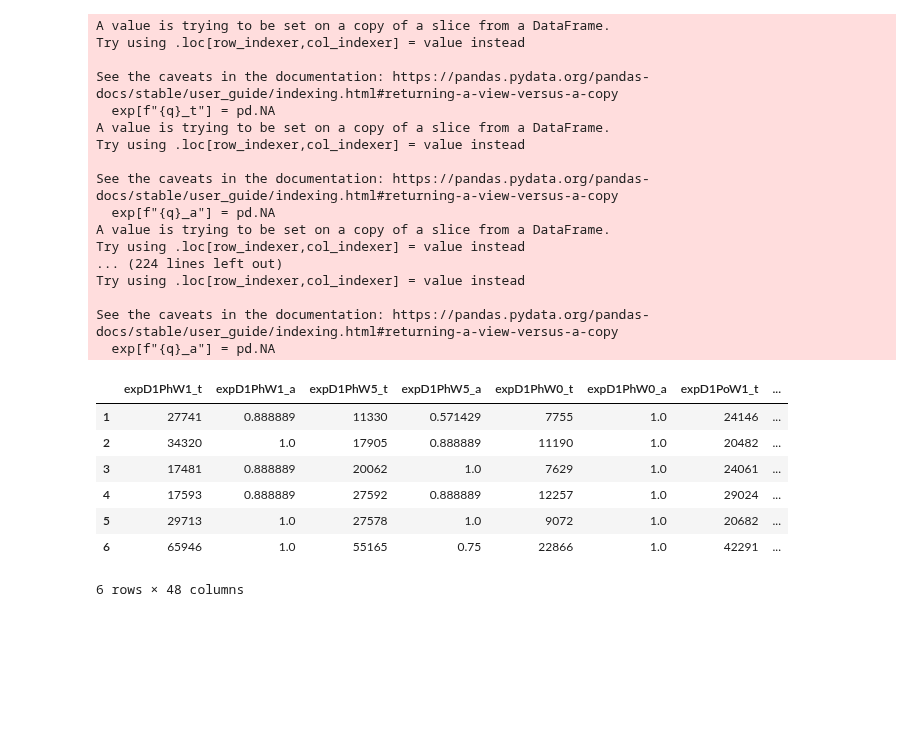
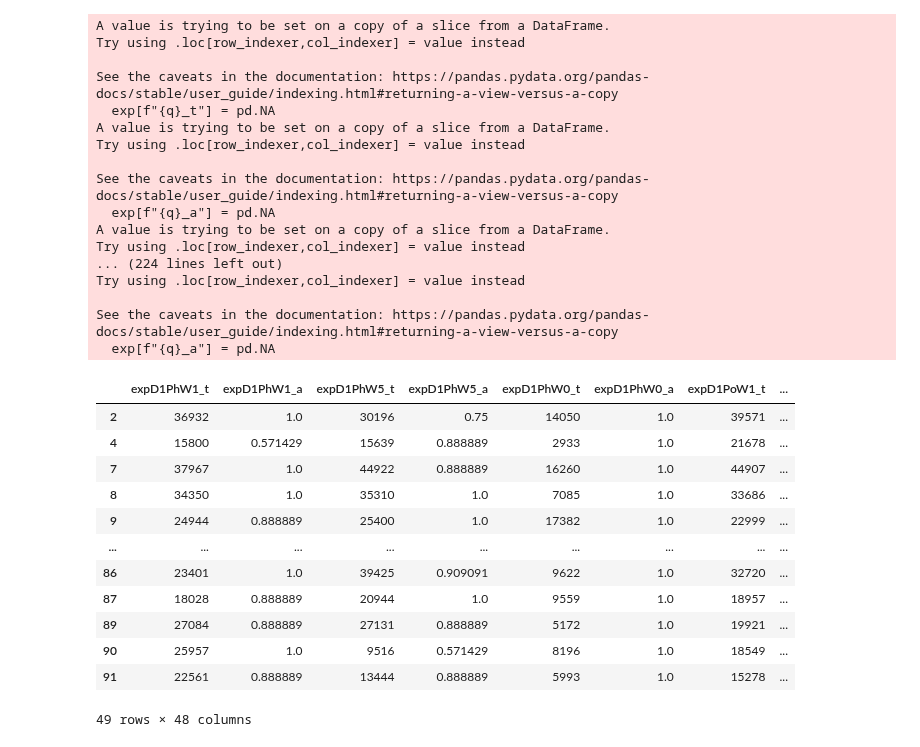
Before and after one commit to npiccolotto/undrground-tubes, a Jupyter notebook: eval/analysis.ipynb, the cells around one changed output. Cells and saved outputs as stored; diff of their text form; code cells hidden in the pictures; blank space fills up the shorter version.

```diff
--- a/eval/analysis.ipynb
+++ b/eval/analysis.ipynb
@@ -14,13 +14,13 @@ from itertools import pairwise, combinations,product
 # %%
 def precision(answer, targets):
     retrieved_relevant = set(answer).intersection(set(targets))
-    return len(retrieved_relevant) / len(answer)
+    return len(retrieved_relevant) / len(answer) if len(answer) > 0 else 0
 
 
 def recall(answer, targets):
     relevant = set(targets)
     retrieved_relevant = set(answer).intersection(relevant)
-    return len(retrieved_relevant) / len(relevant)
+    return len(retrieved_relevant) / len(relevant) if len(relevant) > 0 else 0
 
 
 def f1score(answer, targets):
@@ -29,6 +29,12 @@ def f1score(answer, targets):
     overlap = set(answer).intersection(set(targets))
     return 2 * (r * p) / (r + p) if len(overlap) > 0 else 0
 
+def parse_timed_answer(timed_response):
+    answer, time = timed_response.split(';')
+    response = [int(i) for i in answer.split(',')]  if len(answer) > 0 else []
+    time = int(time)
+    return response, time
 
 f1score([1, 2, 3], [4, 5, 6])
+parse_timed_answer(';424')
 # %% [output]
@@ -36,6 +42,6 @@ f1score([1, 2, 3], [4, 5, 6])
 # %%
-df = pd.read_csv('./pilot.csv')
-pd.set_option('display.max_rows', 500)
+df = pd.read_csv('./survey.csv')
+pd.set_option('display.max_rows', 10)
 df[df.columns[:15]]
 # %% [output]
 |  | id | submitdate | lastpage | startlanguage | seed | startdate | datestamp | consent | abort | ... |
@@ -50,17 +61,23 @@ df[df.columns[:15]]
 from functools import partial
 
 # exclude data
+print(f'# All responses: {len(df)}')
 
 # only complete responses (they have a submit date)
 df = df[pd.notna(df["submitdate"])]
+print(f'# Complete responses: {len(df)}')
 # only consent - no technical reasons why they would still be here but you never know
 df = df[df["consent"] == "Yes"]
+print(f'# Consentful responses: {len(df)}')
 # no dyslexia
 df = df[df["dyslexia"] == "No"]
 # no vision or color impairment
 df = df[(df["vision"] == "Yes") & (df["color"] == "No")]
+print(f'# Screened responses: {len(df)}')
 # age: 18–120
+# NP is response with age = 999
 df = df[(df["age"] >= 18) & (df["age"] <= 120)]
+print(f'# Screened responses incl. age: {len(df)}')
 
 # wrong answers to control questions
 # control questions have glyph 40 as reference
@@ -70,7 +87,7 @@ targets = [36, 37, 38, 39, 41]
 
 
 def is_control_correct(q, row):
-    response = list(map(lambda x: int(x), row[q].split(";")[0].split(",")))
+    response,_ = parse_timed_answer(row[q])
     return f1score(response, targets) > 0.9999
 
 
@@ -80,5 +97,6 @@ df["control4_correct"] = df.apply(partial(is_control_correct, "control4"), axis=
 
 # exclude who got any one control question wrong
 df = df[df["control1_correct"] & df["control2_correct"] & df["control4_correct"]]
+print(f'# Responses incl. controls: {len(df)}')
 df
 # %% [output]
@@ -135,42 +164,47 @@ def get_target(q):
 
 
 for q in experiment_questions:
     exp[f"{q}_t"] = pd.NA
     exp[f"{q}_a"] = pd.NA
     for i in exp.index:
         timed_response = exp.loc[i,q]
-        exp.loc[i,f"{q}_t"] = int(timed_response.split(';')[1])
-        response = [int(i) for i in timed_response.split(';')[0].split(',')]
+        response, time = parse_timed_answer(timed_response)
+        exp.loc[i,f"{q}_t"] = time
         exp.loc[i,f"{q}_a"] = f1score(response, get_target(q))
 
 exp = exp.drop(columns=experiment_questions)
 exp
 # %% [output]
 A value is trying to be set on a copy of a slice from a DataFrame.
 Try using .loc[row_indexer,col_indexer] = value instead
 
 See the caveats in the documentation: https://pandas.pydata.org/pandas-docs/stable/user_guide/indexing.html#returning-a-view-versus-a-copy
   exp[f"{q}_t"] = pd.NA
 A value is trying to be set on a copy of a slice from a DataFrame.
 Try using .loc[row_indexer,col_indexer] = value instead
 
 See the caveats in the documentation: https://pandas.pydata.org/pandas-docs/stable/user_guide/indexing.html#returning-a-view-versus-a-copy
   exp[f"{q}_a"] = pd.NA
 A value is trying to be set on a copy of a slice from a DataFrame.
 Try using .loc[row_indexer,col_indexer] = value instead
 ... (224 lines left out)
 Try using .loc[row_indexer,col_indexer] = value instead
 
 See the caveats in the documentation: https://pandas.pydata.org/pandas-docs/stable/user_guide/indexing.html#returning-a-view-versus-a-copy
   exp[f"{q}_a"] = pd.NA
 |  | expD1PhW1_t | expD1PhW1_a | expD1PhW5_t | expD1PhW5_a | expD1PhW0_t | expD1PhW0_a | expD1PoW1_t | ... |
-| 1 | 27741 | 0.888889 | 11330 | 0.571429 | 7755 | 1.0 | 24146 | ... |
-| 2 | 34320 | 1.0 | 17905 | 0.888889 | 11190 | 1.0 | 20482 | ... |
-| 3 | 17481 | 0.888889 | 20062 | 1.0 | 7629 | 1.0 | 24061 | ... |
-| 4 | 17593 | 0.888889 | 27592 | 0.888889 | 12257 | 1.0 | 29024 | ... |
-| 5 | 29713 | 1.0 | 27578 | 1.0 | 9072 | 1.0 | 20682 | ... |
-| 6 | 65946 | 1.0 | 55165 | 0.75 | 22866 | 1.0 | 42291 | ... |
+| 2 | 36932 | 1.0 | 30196 | 0.75 | 14050 | 1.0 | 39571 | ... |
+| 4 | 15800 | 0.571429 | 15639 | 0.888889 | 2933 | 1.0 | 21678 | ... |
+| 7 | 37967 | 1.0 | 44922 | 0.888889 | 16260 | 1.0 | 44907 | ... |
+| 8 | 34350 | 1.0 | 35310 | 1.0 | 7085 | 1.0 | 33686 | ... |
+| 9 | 24944 | 0.888889 | 25400 | 1.0 | 17382 | 1.0 | 22999 | ... |
+| ... | ... | ... | ... | ... | ... | ... | ... | ... |
+| 86 | 23401 | 1.0 | 39425 | 0.909091 | 9622 | 1.0 | 32720 | ... |
+| 87 | 18028 | 0.888889 | 20944 | 1.0 | 9559 | 1.0 | 18957 | ... |
+| 89 | 27084 | 0.888889 | 27131 | 0.888889 | 5172 | 1.0 | 19921 | ... |
+| 90 | 25957 | 1.0 | 9516 | 0.571429 | 8196 | 1.0 | 18549 | ... |
+| 91 | 22561 | 0.888889 | 13444 | 0.888889 | 5993 | 1.0 | 15278 | ... |
-6 rows × 48 columns
+49 rows × 48 columns
 # %%
 # convert to long form
 import csv
```
Also changed, not shown: parts of 6 cells of this notebook, 3 other files.
